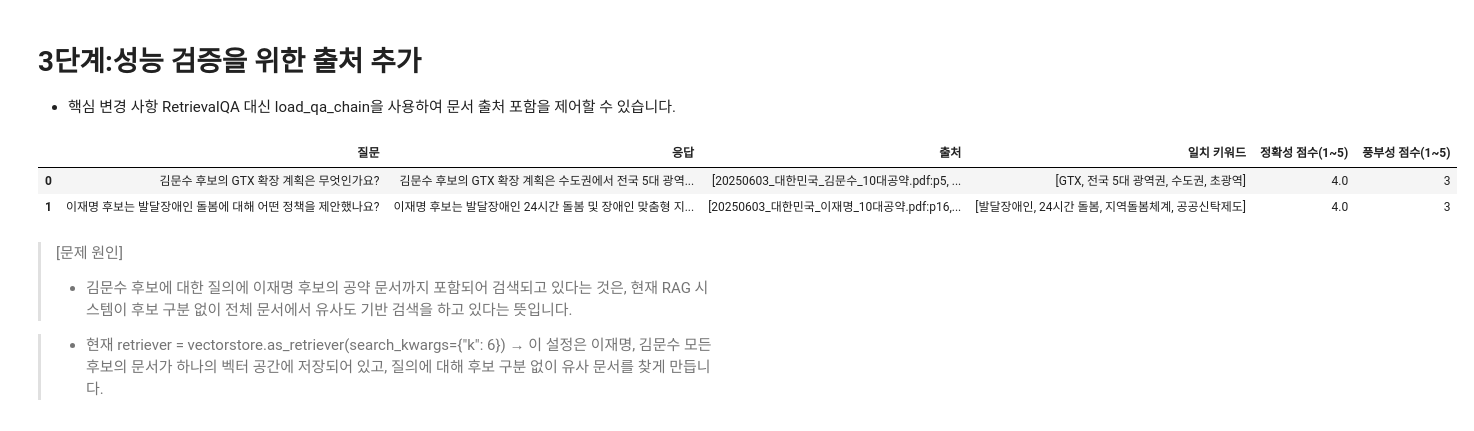
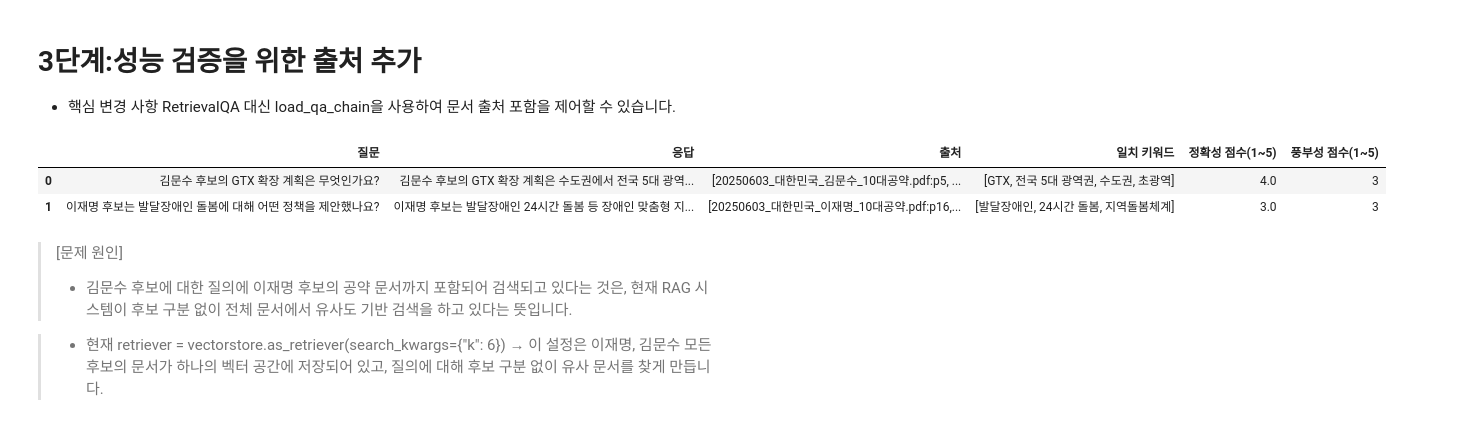
Before and after one commit to ihyoo/team_09, a Jupyter notebook: 01.code/대통령_선거_정보_도우미_AI_Agent.ipynb, the cells around one changed output. Saved outputs shown, nothing was run; the diff lists cells and outputs as text; code cells hidden in the pictures.

```diff
--- a/01.code/대통령_선거_정보_도우미_AI_Agent.ipynb
+++ b/01.code/대통령_선거_정보_도우미_AI_Agent.ipynb
@@ -404,7 +405,8 @@ import os
 import pandas as pd
 
 # ✅ API 키 설정
-os.environ['OPENAI_API_KEY'] = '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'
+import os
+os.environ['OPENAI_API_KEY'] = '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'
 
 # ✅ Step 1. PDF 로딩 및 후보 정보 부여 + 출처 설정 (페이지 포함)
 file_paths = {
@@ -498,34 +500,34 @@ test_cases = [
 
 results = []
 for case in test_cases:
     # result = react_agent.run(case["질문"])  # 이 부분은 str만 반환됨
     # 전체 정보가 필요할 경우 아래를 직접 수행
     qa_result = qa_chain.invoke({"question": case["질문"]})
     answer = qa_result["answer"]
     docs = qa_result.get("source_documents", [])
     sources = [f"{doc.metadata.get('source')}" for doc in docs]
 
     matched_keywords = [kw for kw in case["기대 키워드"] if kw in answer]
     accuracy = round((len(matched_keywords) / len(case["기대 키워드"])) * 5, 2)
     richness = 5 if len(answer) > 400 and len(matched_keywords) >= 3 else 3 if matched_keywords else 1
 
     results.append({
         "질문": case["질문"],
         "응답": answer,
         "출처": sources,
         "일치 키워드": matched_keywords,
         "정확성 점수(1~5)": accuracy,
         "풍부성 점수(1~5)": richness
     })
 
 
 df_result = pd.DataFrame(results)
 
 df_result
 # %% [output]
 |  | 질문 | 응답 | 출처 | 일치 키워드 | 정확성 점수(1~5) | 풍부성 점수(1~5) |
 | 0 | 김문수 후보의 GTX 확장 계획은 무엇인가요? | 김문수 후보의 GTX 확장 계획은 수도권에서 전국 5대 광역... | [20250603_대한민국_김문수_10대공약.pdf:p5, ... | [GTX, 전국 5대 광역권, 수도권, 초광역] | 4.0 | 3 |
-| 1 | 이재명 후보는 발달장애인 돌봄에 대해 어떤 정책을 제안했나요? | 이재명 후보는 발달장애인 24시간 돌봄 및 장애인 맞춤형 지... | [20250603_대한민국_이재명_10대공약.pdf:p16,... | [발달장애인, 24시간 돌봄, 지역돌봄체계, 공공신탁제도] | 4.0 | 3 |
+| 1 | 이재명 후보는 발달장애인 돌봄에 대해 어떤 정책을 제안했나요? | 이재명 후보는 발달장애인 24시간 돌봄 등 장애인 맞춤형 지... | [20250603_대한민국_이재명_10대공약.pdf:p16,... | [발달장애인, 24시간 돌봄, 지역돌봄체계] | 3.0 | 3 |
 # %% [markdown]
 >  [문제 원인]
 >  - 김문수 후보에 대한 질의에 이재명 후보의 공약 문서까지 포함되어 검색되고 있다는 것은,
```
Also changed, not shown: parts of 6 cells of this notebook.
